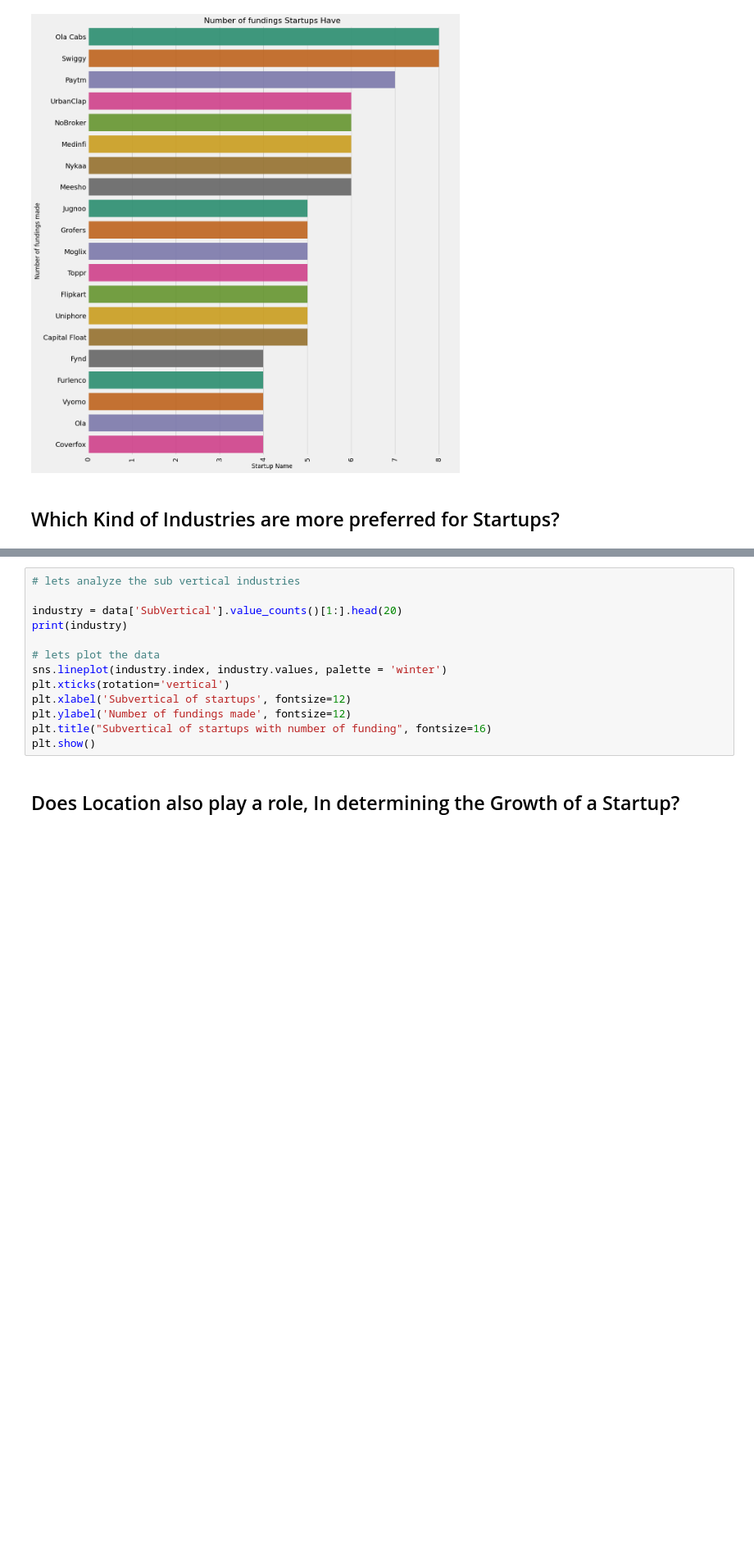
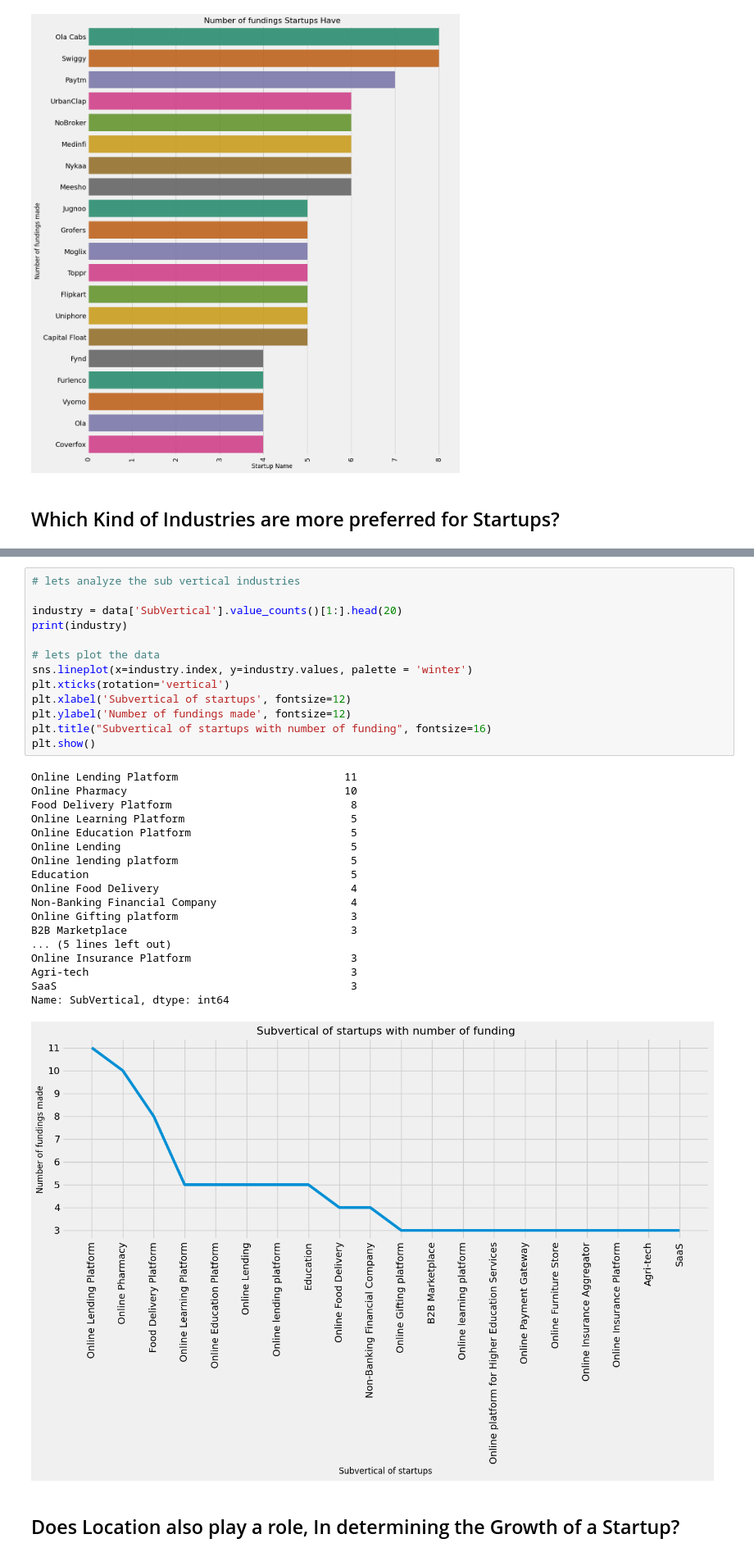
Before and after one commit to Unstopable18/Startup-casestudy-for-analysis, a Jupyter notebook: Analyzing the Growth of Indian Startups.ipynb, the cells around one changed output, grey strips where cells are left out. Shown at 82% size. Drawn from its saved outputs; the diff is of its cells as text; blank space fills up the shorter version.

```diff
--- a/Analyzing the Growth of Indian Startups.ipynb
+++ b/Analyzing the Growth of Indian Startups.ipynb
@@ -339,16 +360,35 @@ TypeError: barplot() takes from 0 to 1 positional arguments but 2 positional arg
 # %%
 # lets analyze the sub vertical industries
 
 industry = data['SubVertical'].value_counts()[1:].head(20)
 print(industry)
 
 # lets plot the data
-sns.lineplot(industry.index, industry.values, palette = 'winter')
+sns.lineplot(x=industry.index, y=industry.values, palette = 'winter')
 plt.xticks(rotation='vertical')
 plt.xlabel('Subvertical of startups', fontsize=12)
 plt.ylabel('Number of fundings made', fontsize=12)
 plt.title("Subvertical of startups with number of funding", fontsize=16)
 plt.show()
+# %% [output]
+Online Lending Platform                          11
+Online Pharmacy                                  10
+Food Delivery Platform                            8
+Online Learning Platform                          5
+Online Education Platform                         5
+Online Lending                                    5
+Online lending platform                           5
+Education                                         5
+Online Food Delivery                              4
+Non-Banking Financial Company                     4
+Online Gifting platform                           3
+B2B Marketplace                                   3
+... (5 lines left out)
+Online Insurance Platform                         3
+Agri-tech                                         3
+SaaS                                              3
+Name: SubVertical, dtype: int64
+[figure, added]
 # %% [markdown]
 ## Does Location also play a role, In determining the Growth of a Startup?
 # %%
```
Also changed, not shown: parts of 8 cells of this notebook, 2 other files.
